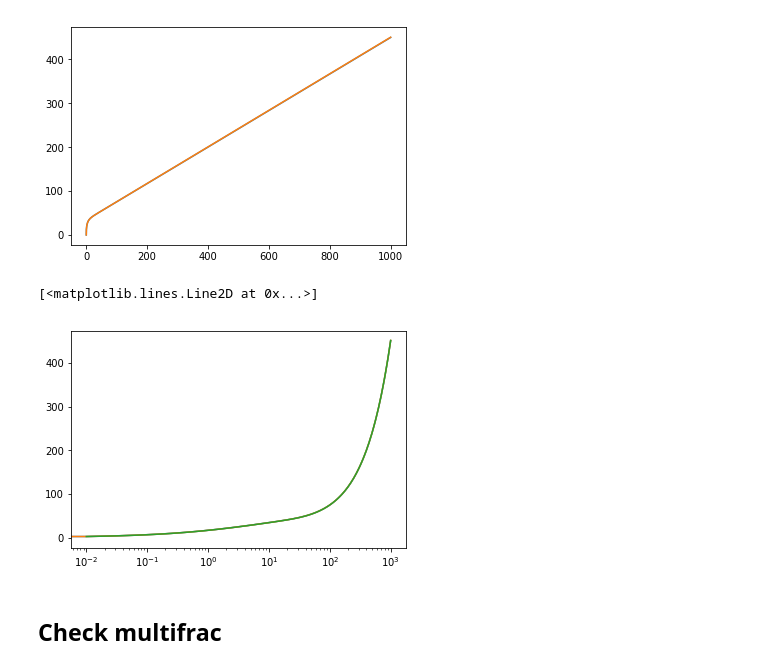
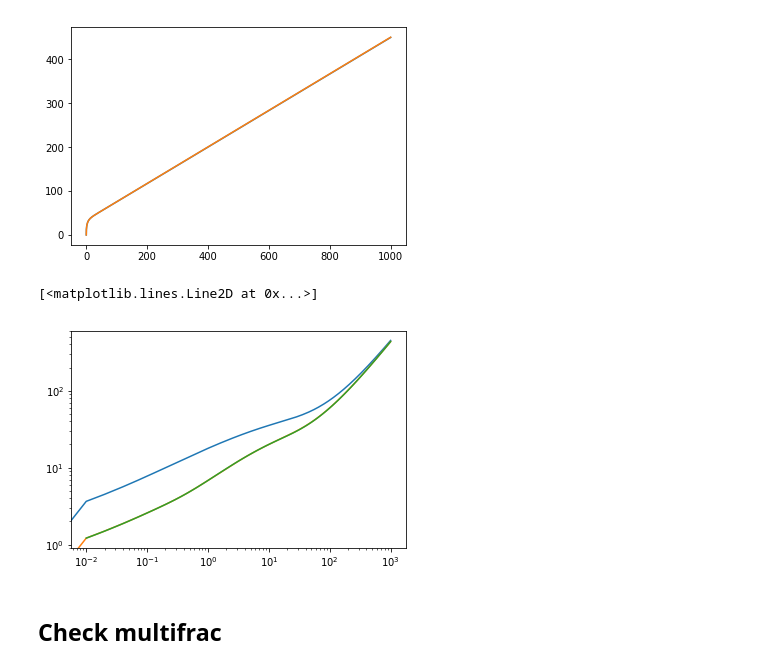
Before and after one commit to dmitrydi/pd_lapl, a Jupyter notebook: saphire.ipynb, the cells around one changed output. Drawn from its saved outputs; the diff is of its cells as text; code cells hidden in the pictures.

```diff
--- a/saphire.ipynb
+++ b/saphire.ipynb
@@ -9,14 +9,14 @@ top_bound = "imp"
 bottom_bound = 'imp'
 wtype = 'frac'
 nseg = 20
-nwells = 1
+nwells = 3
 Xe = 1000
 Ye = 1000
 Xf = 100
 xw = Xe/2
 yw = Ye/2
-xwds = [xw/Xf]
-ywds = [yw/Xf]
+xwds = [xw/Xf, xw/Xf, xw/Xf]
+ywds = [yw/Xf-1, yw/Xf, yw/Xf+1]
 xed = Xe/Xf
 yed = Ye/Xf
 Fcd = 10
@@ -32,3 +32,4 @@ CT = 0.00036*k/(fi*mu*ct*Xf*Xf)
 CP = Q*18.42*mu*B/(k*h)
 tds = ts*CT
 well = Well(outer_bound, top_bound, bottom_bound, wtype, nseg, nwells, xwds, ywds, xed=xed, yed=yed, attrs={'Fcd': Fcd})
+fwell3 = FWell(outer_bound, top_bound, bottom_bound, wtype, nseg, nwells, xwds, ywds, xed=xed, yed=yed, attrs={'Fcd': Fcd})
@@ -35,5 +42,8 @@ well = Well(outer_bound, top_bound, bottom_bound, wtype, nseg, nwells, xwds, ywd
 # %%
 pds = []
+fpds = []
 for td in tds:
     pds.append(well.pw(td))
+    fpds.append(fwell3.pw(td))
 pds = np.array(pds)
+fpds = np.array(fpds)
@@ -92,12 +108,13 @@ plt.plot(t_saph,CP*fpds)
 [figure]
 # %%
 plt.xscale('log')
+plt.yscale("log")
 plt.plot(t_saph, dp_saph)
 plt.plot(t_saph,CP*fpds)
 plt.plot(ts, CP*pds)
 # %% [output]
 [<matplotlib.lines.Line2D at 0x...>]
-[figure, old version]
+[figure, new version]
 # %% [markdown]
 ## Check multifrac
 # %%
```
Also changed, not shown: parts of 2 cells of this notebook, 14 other files.
